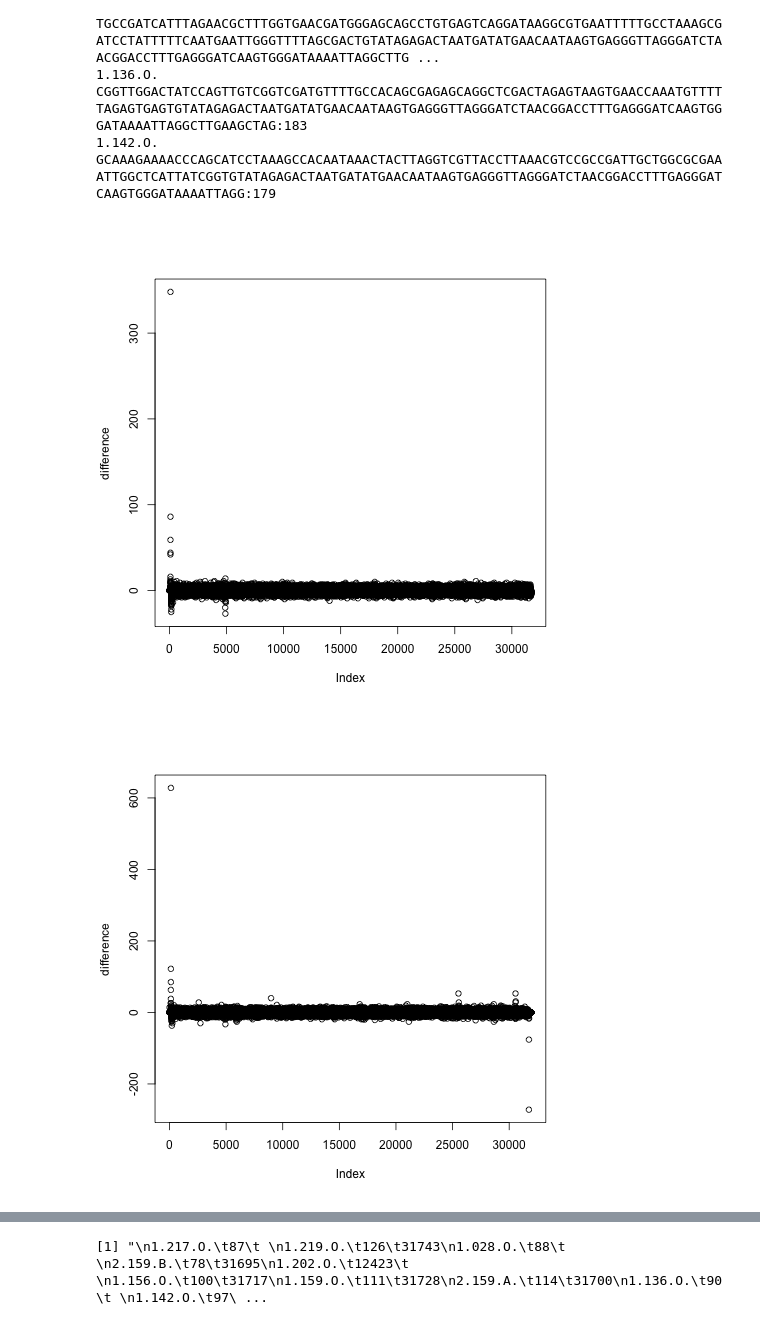
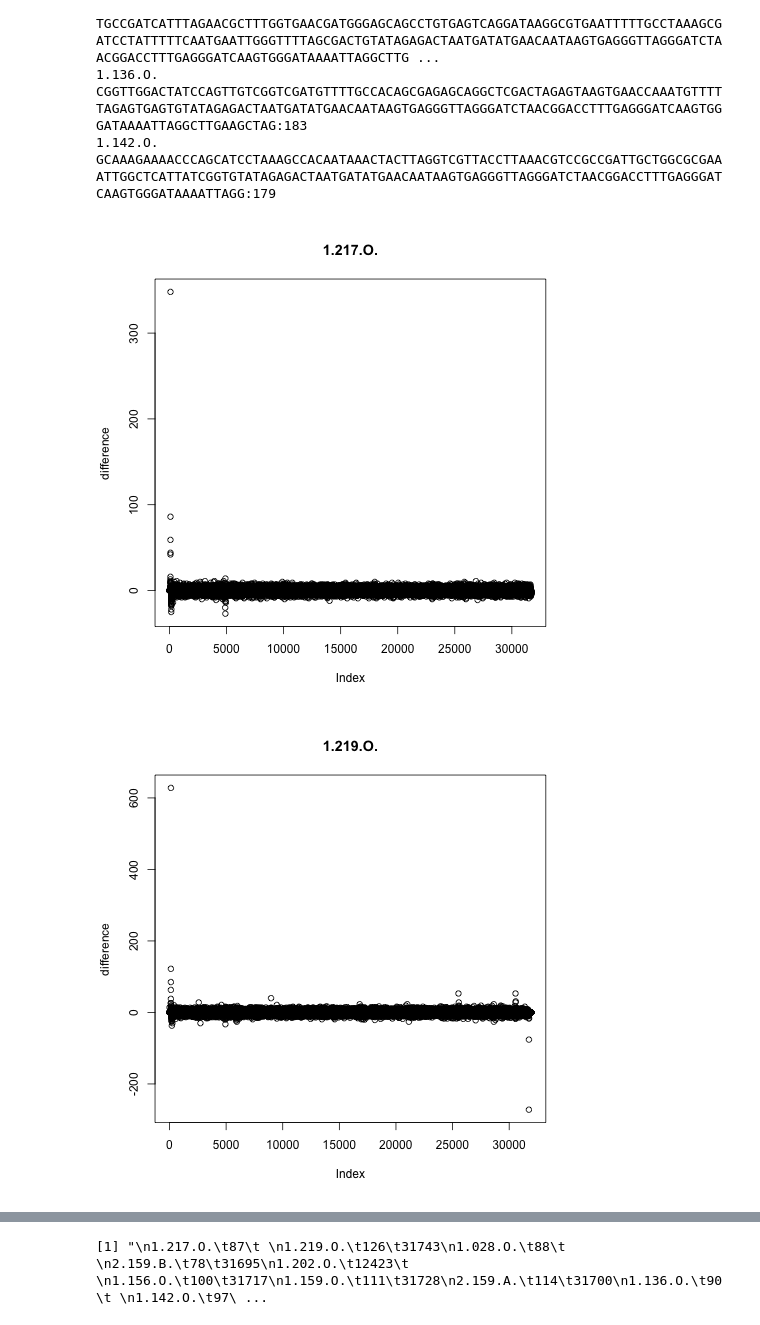
Before and after one commit to juliambrosman/nahant-genome-rearrangement, a Jupyter notebook: Group17.ipynb, the cells around one changed output, grey strips where cells are left out. Cells and saved outputs as stored; diff of their text form; code cells hidden in the pictures.

```diff
--- a/Group17.ipynb
+++ b/Group17.ipynb
@@ -382,19 +382,19 @@ GCAAAGAAAACCCAGCATCCTAAAGCCACAATAAACTACTTAGGTCGTTACCTTAAACGTCCGCCGATTGCTGGCGCGAA
 # %%
 %%R -i group17
 
 len_min<-vector()
 region<-""
 for (item in group17){
     if (item!="1.028.O."){
     filename<-paste("./TentativelyFinished/",item,"s1c1.oc.genomecoverage.txt",sep="")
     }   else {
         filename<-paste(item, "directed.genomecoverage.txt", sep="")
         }
     coverage<-read.table(filename, sep="\t")
     difference<-diff(coverage$V3)
     difference<-c(0,difference)
-    plot(difference)
+    plot(difference, main=item)
 }
 # %% [output]
-[figure, old version]
+[figure, new version]
-[figure, old version]
+[figure, new version]
```
Also changed, not shown: parts of 10 cells of this notebook, 3 other files.
